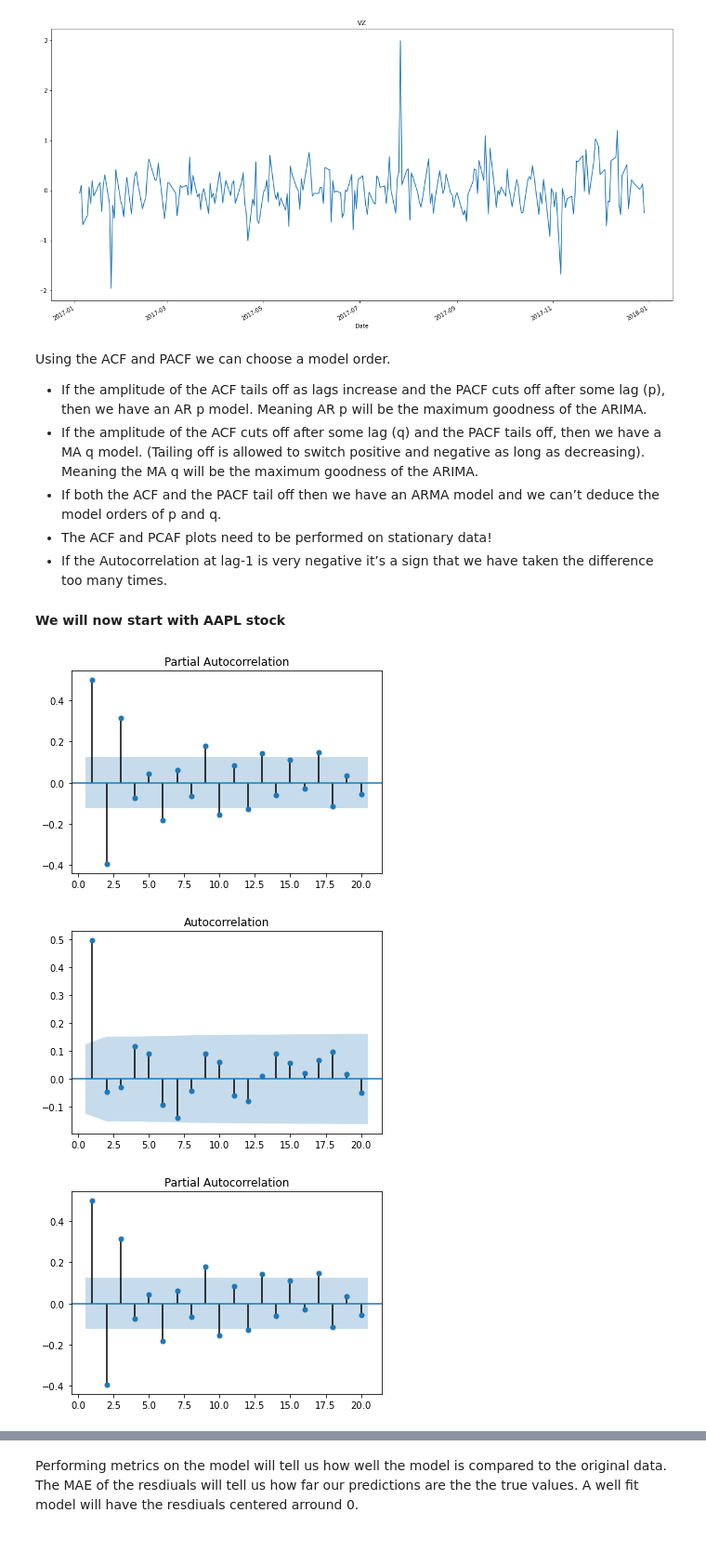
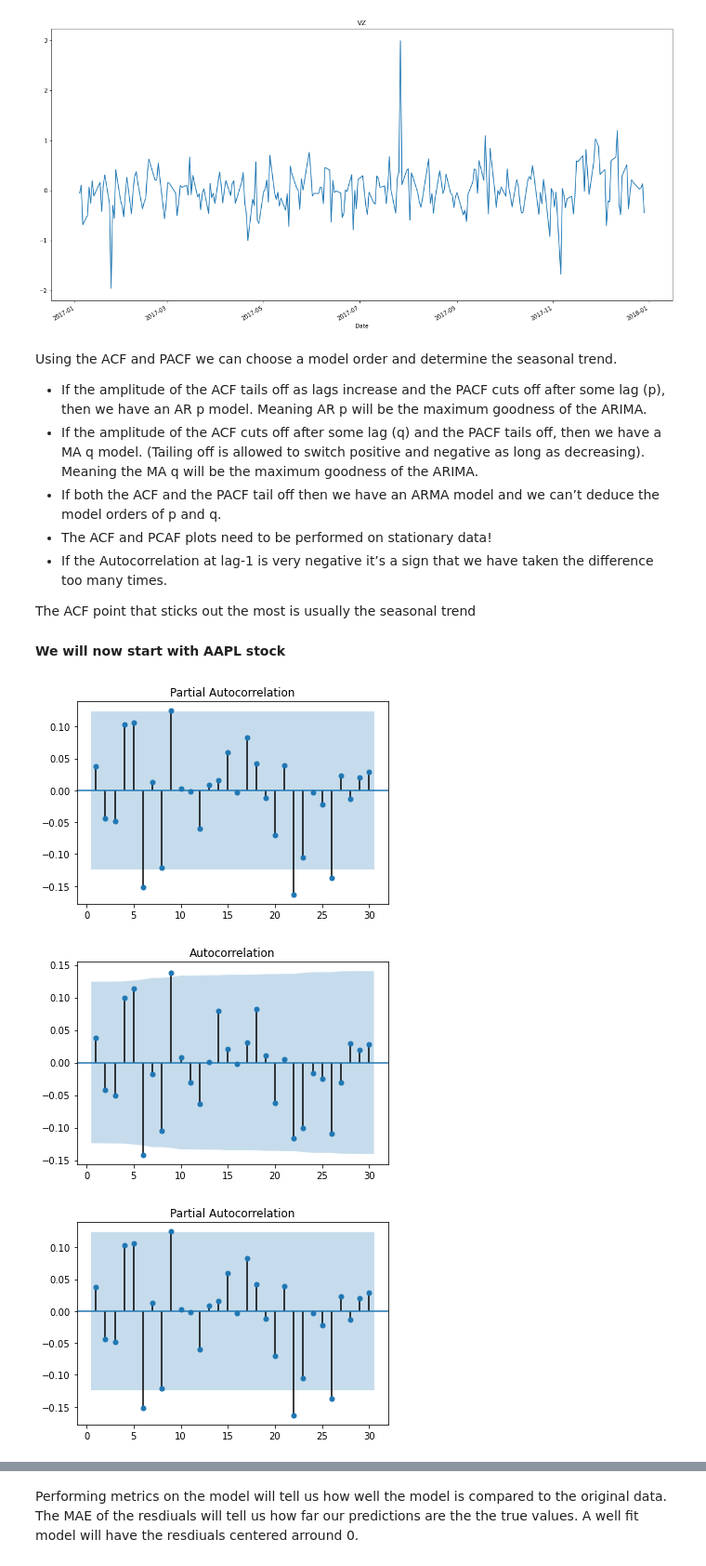
Before and after one commit to jcodedata13/Springboard, a Jupyter notebook: SARIMAX Springboard.ipynb, the cells around one changed output, grey strips where cells are left out. Shown at 93% size. Cells and saved outputs as stored; diff of their text form; code cells hidden in the pictures.

```diff
--- a/SARIMAX Springboard.ipynb
+++ b/SARIMAX Springboard.ipynb
@@ -52,8 +49,8 @@ memory usage: 338.6 KB
 # %%
 #setting date range on dataframes
 
-for ticker in tickers:
-    dataframes_dict[ticker] = dataframes_dict[ticker]['2017-01-01':'2017-12-31']
+#for ticker in tickers:
+    #dataframes_dict[ticker] = dataframes_dict[ticker]['2017-01-01':'2017-12-31']
 # %%
 #basic plotting
 for ticker in tickers:
@@ -143,21 +140,23 @@ VZ 95% confidence stationary
 [figure]
 [figure]
 # %% [markdown]
-Using the ACF and PACF we can choose a model order.
+Using the ACF and PACF we can choose a model order and determine the seasonal trend.
 *	If the amplitude of the ACF tails off as lags increase and the PACF cuts off after some lag (p), then we have an AR p model. Meaning AR p will be the maximum goodness of the ARIMA.
 *	If the amplitude of the ACF cuts off after some lag (q) and the PACF tails off, then we have a MA q model. (Tailing off is allowed to switch positive and negative as long as decreasing). Meaning the MA q will be the maximum goodness of the ARIMA.
 *	If both the ACF and the PACF tail off then we have an ARMA model and we can’t deduce the model orders of p and q.
 *	The ACF and PCAF plots need to be performed on stationary data!
 *	If the Autocorrelation at lag-1 is very negative it’s a sign that we have taken the difference too many times.
+
+The ACF point that sticks out the most is usually the seasonal trend
 # %% [markdown]
 **We will now start with AAPL stock**
 # %%
 from statsmodels.graphics.tsaplots import plot_acf,plot_pacf
-plot_acf(dataframes_dict['AAPL']['Adj Close'].diff(2).dropna(),lags=20,alpha=.05,zero=False)
-plot_pacf(dataframes_dict['AAPL']['Adj Close'].diff(2).dropna(),lags=20,alpha=.05,zero=False)
+plot_acf(dataframes_dict['AAPL']['Adj Close']['2017-01-01':'2017-12-31'].diff().dropna(),lags=30,alpha=.05,zero=False)
+plot_pacf(dataframes_dict['AAPL']['Adj Close']['2017-01-01':'2017-12-31'].diff().dropna(),lags=30,alpha=.05,zero=False)
 # %% [output]
-[figure, old version]
+[figure, new version]
-[figure, old version]
+[figure, new version]
-[figure, old version]
+[figure, new version]
 # %% [markdown]
 The ACF and PACF almost mirror eachother and we won't be able to determine a good AR or MA from them.
```
Also changed, not shown: parts of 28 cells of this notebook.
